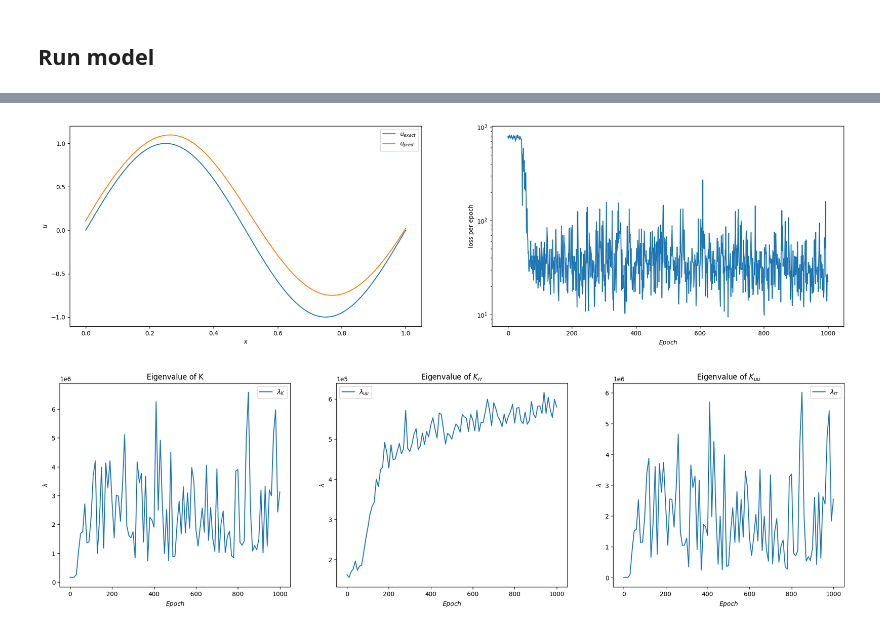
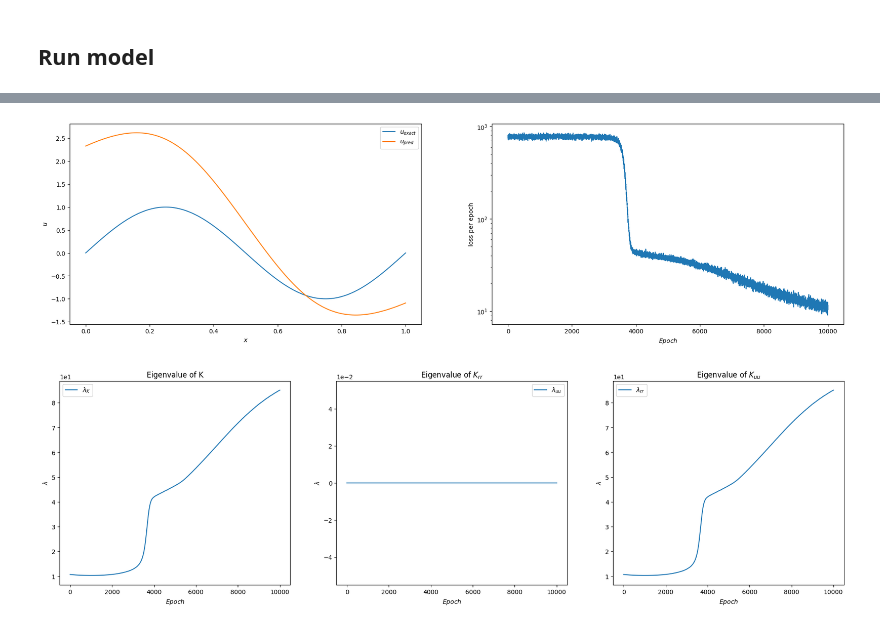
Before and after one commit to ikbenali/ReproducibilityProject_DL, a Jupyter notebook: Poisson1DNTK.ipynb, the cells around one changed output, grey strips where cells are left out. Saved outputs shown, nothing was run; the diff lists cells and outputs as text; code cells hidden in the pictures.

```diff
--- a/Poisson1DNTK.ipynb
+++ b/Poisson1DNTK.ipynb
@@ -11,9 +11,15 @@ import torch.optim as optim
 import matplotlib.pyplot as plt
 
 dtype  = torch.float32
-device = torch.device('cuda' if torch.cuda.is_available() else 'cpu')
 
-# device = 'cpu'
+if torch.backends.mps.is_available():
+    device = torch.device("mps")
+elif torch.cuda.is_available():
+    device = torch.device('cuda')
+else:
+    device = torch.device('cpu')
+
+# device = torch.device('cpu')
 sympyTorchmodules = {'sin': torch.sin, 'cos': torch.cos}
 # %% [markdown]
 ### 1D Poisson PDE Class
@@ -87,7 +93,6 @@ def f_u_exact(a,x):
     Exact solution
     """
     u_exact = torch.sin(a*torch.pi*x)
-    u_exact.to(device)
 
     return u_exact
 
@@ -316,8 +348,8 @@ rand_sampler = RandomSampler(X, replacement=True)
 XTrain       = DataLoader(X, Nr ,sampler=rand_sampler)
 
 size          = len(XTrain.dataset)
-learning_rate = 1e-3
-epochs        = int(1000)
+learning_rate = 1e-5
+epochs        = int(10e3)
 
 loss_fn   = nn.MSELoss()
 optimizer = optim.SGD
@@ -434,43 +474,44 @@ xplot = torch.linspace(X_0, X_N, N, requires_grad=True).view(-1,1).to(device)
 u_exact = f_u_exact(a, xplot)
 u_pred  = net(xplot)
 
 xplot   = xplot.cpu().detach().numpy()
 u_exact = u_exact.cpu().detach().numpy()
 u_pred  = u_pred.cpu().detach().numpy()
 
 ### PLOT Prediction accuracy and training loss
 
 fig, axs = plt.subplots(1,2, figsize=(23,6))
 
 # predict
 axs[0].plot(xplot, u_exact, label='$u_{exact}$')
 axs[0].plot(xplot, u_pred, label='$u_{pred}$')
 axs[0].legend()
 axs[0].set_ylabel(r'$u$')
 axs[0].set_xlabel(r'$x$')
 
 
 axs[1].semilogy(train_losses)
 axs[1].set_ylabel(r'loss per epoch')
 axs[1].set_xlabel(r'$Epoch$')
 
 
-### PLOT Eigenvalue of NTK matrices
-fig, axs = plt.subplots(1,3, figsize=(23,6))
+if compute_NTK:
+    ### PLOT Eigenvalue of NTK matrices
+    fig, axs = plt.subplots(1,3, figsize=(23,6))
 
-NTK_index = torch.arange(0, epochs+compute_NTK_interval, compute_NTK_interval)
+    NTK_index = torch.arange(0, epochs+compute_NTK_interval, compute_NTK_interval)
 
-axs[0].plot(NTK_index, eig_K,      label=r'$\lambda_{K}$');     axs[0].set_title('Eigenvalue of K')
-axs[1].plot(NTK_index, eig_K_uu,   label=r'$\lambda_{uu}$');    axs[1].set_title('Eigenvalue of {}'.format(r"$K_{rr}$"))
-axs[2].plot(NTK_index, eig_K_rr,   label=r'$\lambda_{rr}$');    axs[2].set_title('Eigenvalue of {}'.format(r"$K_{uu}$"))
+    axs[0].plot(NTK_index, eig_K,      label=r'$\lambda_{K}$');     axs[0].set_title('Eigenvalue of K')
+    axs[1].plot(NTK_index, eig_K_uu,   label=r'$\lambda_{uu}$');    axs[1].set_title('Eigenvalue of {}'.format(r"$K_{rr}$"))
+    axs[2].plot(NTK_index, eig_K_rr,   label=r'$\lambda_{rr}$');    axs[2].set_title('Eigenvalue of {}'.format(r"$K_{uu}$"))
 
-for ax in axs:
-    ax.legend()
-    ax.ticklabel_format(axis='y', style='sci', scilimits=(0,0))
-    ax.set_ylabel(r'$\lambda$')
-    ax.set_xlabel(r'$Epoch$')
+    for ax in axs:
+        ax.legend()
+        ax.ticklabel_format(axis='y', style='sci', scilimits=(0,0))
+        ax.set_ylabel(r'$\lambda$')
+        ax.set_xlabel(r'$Epoch$')
 
 plt.show()
 # %% [output]
-[figure, old version]
+[figure, new version]
-[figure, old version]
+[figure, new version]
```
Also changed, not shown: parts of 3 cells of this notebook.
